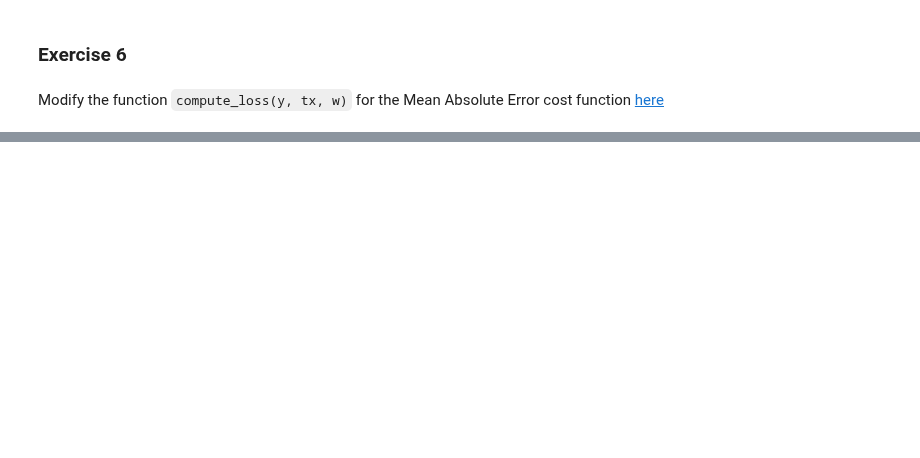
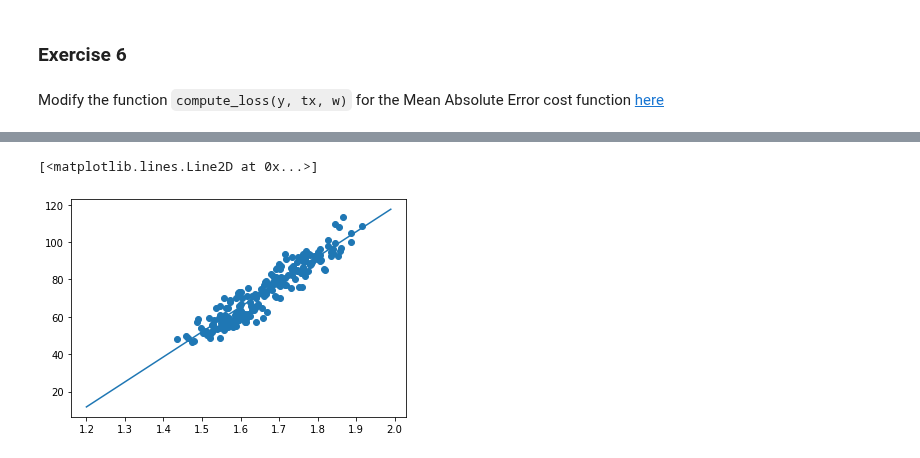
Before and after one commit to epfml/ML_course, a Jupyter notebook: labs/ex02/template/ex02.ipynb, the cells around one changed output, grey strips where cells are left out. Cells and saved outputs as stored; diff of their text form; code cells hidden in the pictures; blank space fills up the shorter version.

```diff
--- a/labs/ex02/template/ex02.ipynb
+++ b/labs/ex02/template/ex02.ipynb
@@ -206,0 +368,31 @@ Modify the function `compute_loss(y, tx, w)` for the Mean Absolute Error cost fu
+# %%
+def stochastic_subgradient_descent(
+        y, tx, initial_w, batch_size, max_iters, gamma):
+    """Stochastic gradient descent algorithm."""
+    # ***************************************************
+    ws = [initial_w]
+    grad = 0
+    losses = []
+    w = initial_w
+    for i in range(max_iters):
+        for minibatch_y, minibatch_tx in batch_iter(y, tx, batch_size):
+                grad = compute_subgradient(minibatch_y, minibatch_tx,w)
+        grad = grad / batch_size
+        w = w - grad * gamma
+        ws.append(w)
+        loss=compute_loss(y, tx, w)
+        losses.append(loss)
+        print("GD: loss={l}, w0={w0}, w1={w1}".format(
+             l=loss, w0=w[0], w1=w[1]))
+    # ***************************************************
+    return losses, ws
+# %%
+initial_w = np.array([0,50])
+sub_losses, sub_ws = stochastic_subgradient_descent(y, tx, initial_w, batch_size=5, max_iters=100, gamma=0.7)
+w_final = sub_ws[-1]
+
+plt.scatter(height, weight)
+x_plot = np.arange(1.2,2,0.01)
+x_normalized = (x_plot - mean_x)/std_x #rem: on prend les mean et std des vraies donnée
+plt.plot(x_plot, w_final[0] + x_normalized*w_final[1]) #que le y est fait avec x normalized
+# %% [output]
@@ -206,0 +416,2 @@ Modify the function `compute_loss(y, tx, w)` for the Mean Absolute Error cost fu
+[<matplotlib.lines.Line2D at 0x...>]
+[figure, added]
```
Also changed, not shown: parts of 22 cells of this notebook, 13 other files.
